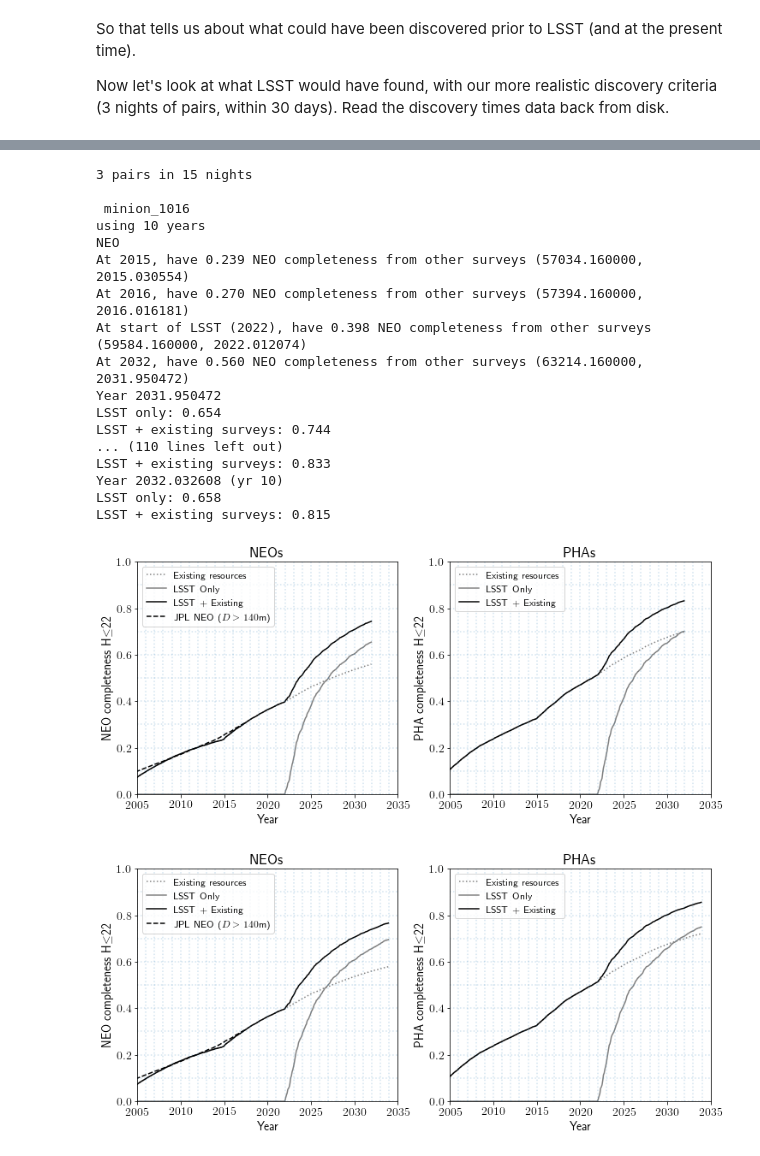
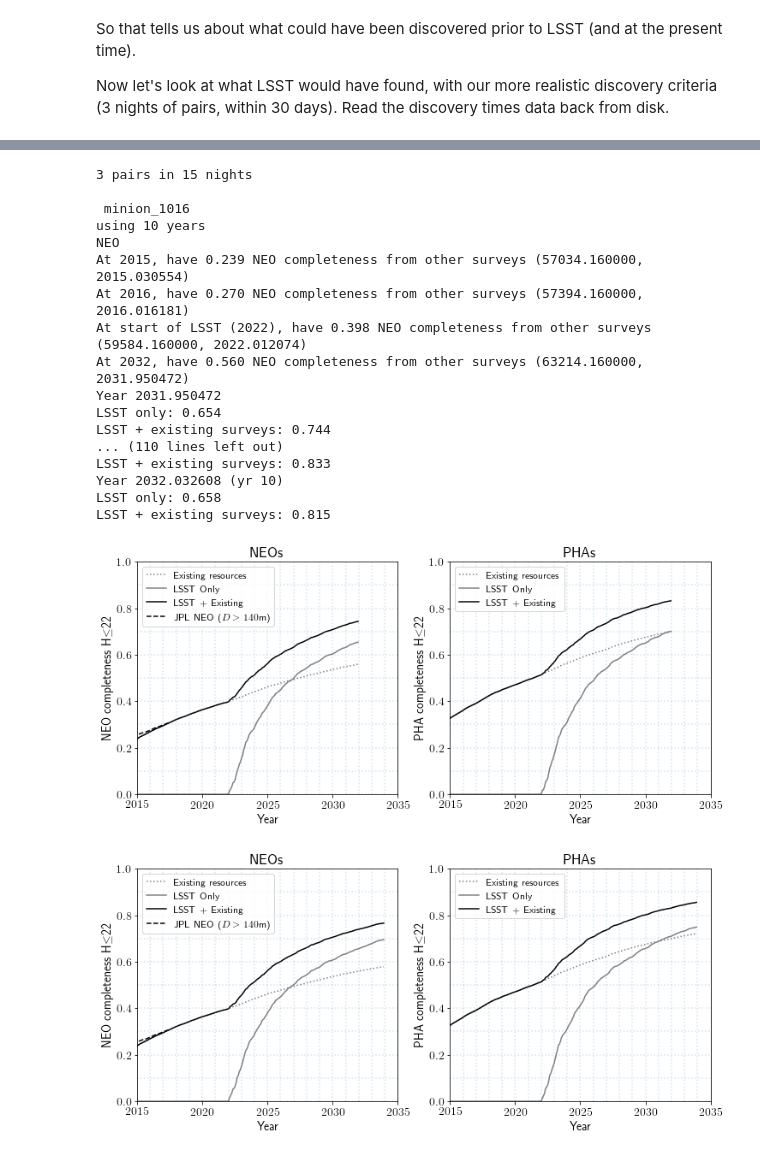
Before and after one commit to lsst-pst/neo_capabilities, a Jupyter notebook: data/Bright Objects Discovery Boost.ipynb, the cells around one changed output, grey strips where cells are left out. Drawn from its saved outputs; the diff is of its cells as text; code cells hidden in the pictures.

Commit message:
updated plots/reran notebook

```diff
--- a/data/Bright Objects Discovery Boost.ipynb
+++ b/data/Bright Objects Discovery Boost.ipynb
@@ -227,3 +227,23 @@ for opsim in opsims:
             froot = '%s_Discovery_Time_%s_5k_%s_MOOB' % (opsim, t, strategy.replace(' ', '_'))
             timebundles[opsim][t][strategy].fileRoot = froot
             moO.readMetricValues(timebundles[opsim][t][strategy], 'discovery')
+# %%
+times = np.arange(59580.16, 63232.16, 30)
+completenessSummary = [metrics.MoCompletenessAtTimeMetric(times, cumulative=True, Hval=22)]
+plt.figure(figsize=(10, 7))
+windows = np.array([12, 15, 20, 30])
+for opsim in opsims:
+    comp = np.zeros(len(windows), float)
+    for i, window in enumerate(windows):
+        strat = '3 pairs in %d nights' % (window)
+        tb = timebundles[opsim]['neo'][strat]
+        tb.setSummaryMetrics(completenessSummary)
+        tb.computeSummaryStats()
+        comp[i] = tb.summaryValues['CumulativeCompleteness@Time']['value'][-1]
+        #plt.plot(times, tb.summaryValues['CumulativeCompleteness@Time']['value'], label=strat)
+    plt.plot(windows, (comp-comp[1])/comp[1]*100., linestyle='-', marker='o', label=None)
+plt.grid(True)
+plt.xlim(12, 30)
+plt.xlabel('Window for MOPS linking (nights)', fontsize='x-large')
+plt.ylabel('\% improvement in MOPS completeness', fontsize='x-large')
+plt.legend(loc=(.7, .2), fontsize='smaller', numpoints=1, fancybox=True)
@@ -294,11 +316,12 @@ for opsim in opsims:
         if t == 'neo':
             plt.plot(dyrs, neo140rate, color='k', linestyle='--', label=r'JPL NEO ($D>140$m)')
         plt.legend(loc='upper left', fontsize='smaller')
-        for y in (np.arange(2005, 2035, 1)):
+        startYear = 2015
+        for y in (np.arange(startYear, 2035, 1)):
             plt.axvline(y, alpha=0.2, linestyle=':')
         for i in (np.arange(0, 1.1, 0.1)):
             plt.axhline(i, alpha=0.2, linestyle=':')
-        plt.xlim(2005, 2035)
+        plt.xlim(startYear, 2035)
         plt.ylim(0, 1)
         plt.xlabel(r'Year')
         plt.ylabel(r'%s completeness H$\leq$22' % (t.upper()))
@@ -317,32 +340,32 @@ for opsim in opsims:
         print('At start of LSST (2022), have %.3f %s completeness from other surveys (%f, %f)' %(comp['other'][idx_start][Hidx],
                                                                                              t.upper(), times[idx_start],
                                                                                              yrs[idx_start]))
         print('At 2032, have %.3f %s completeness from other surveys (%f, %f)' %(comp['other'][idx_2032][Hidx],
                                                                              t.upper(), times[idx_2032], yrs[idx_2032]))
         print('Year %f' %yrs[-1])
         print('LSST only: %.3f' % (comp['lsst'][-1][Hidx]))
         print('LSST + existing surveys: %.3f' % (comp['both'][-1][Hidx]))
 
         print('Year %f (yr 10)' %yrs[idx_2032])
         print('LSST only: %.3f' % (comp['lsst'][idx_2032][Hidx]))
         print('LSST + existing surveys: %.3f' % (comp['both'][idx_2032][Hidx]))
 # %% [output]
 3 pairs in 15 nights
 
  minion_1016
 using 10 years
 NEO
 At 2015, have 0.239 NEO completeness from other surveys (57034.160000, 2015.030554)
 At 2016, have 0.270 NEO completeness from other surveys (57394.160000, 2016.016181)
 At start of LSST (2022), have 0.398 NEO completeness from other surveys (59584.160000, 2022.012074)
 At 2032, have 0.560 NEO completeness from other surveys (63214.160000, 2031.950472)
 Year 2031.950472
 LSST only: 0.654
 LSST + existing surveys: 0.744
 ... (110 lines left out)
 LSST + existing surveys: 0.833
 Year 2032.032608 (yr 10)
 LSST only: 0.658
 LSST + existing surveys: 0.815
-[figure, old version]
+[figure, new version]
-[figure, old version]
+[figure, new version]
```
Also changed, not shown: parts of 5 cells of this notebook, 13 other files.
